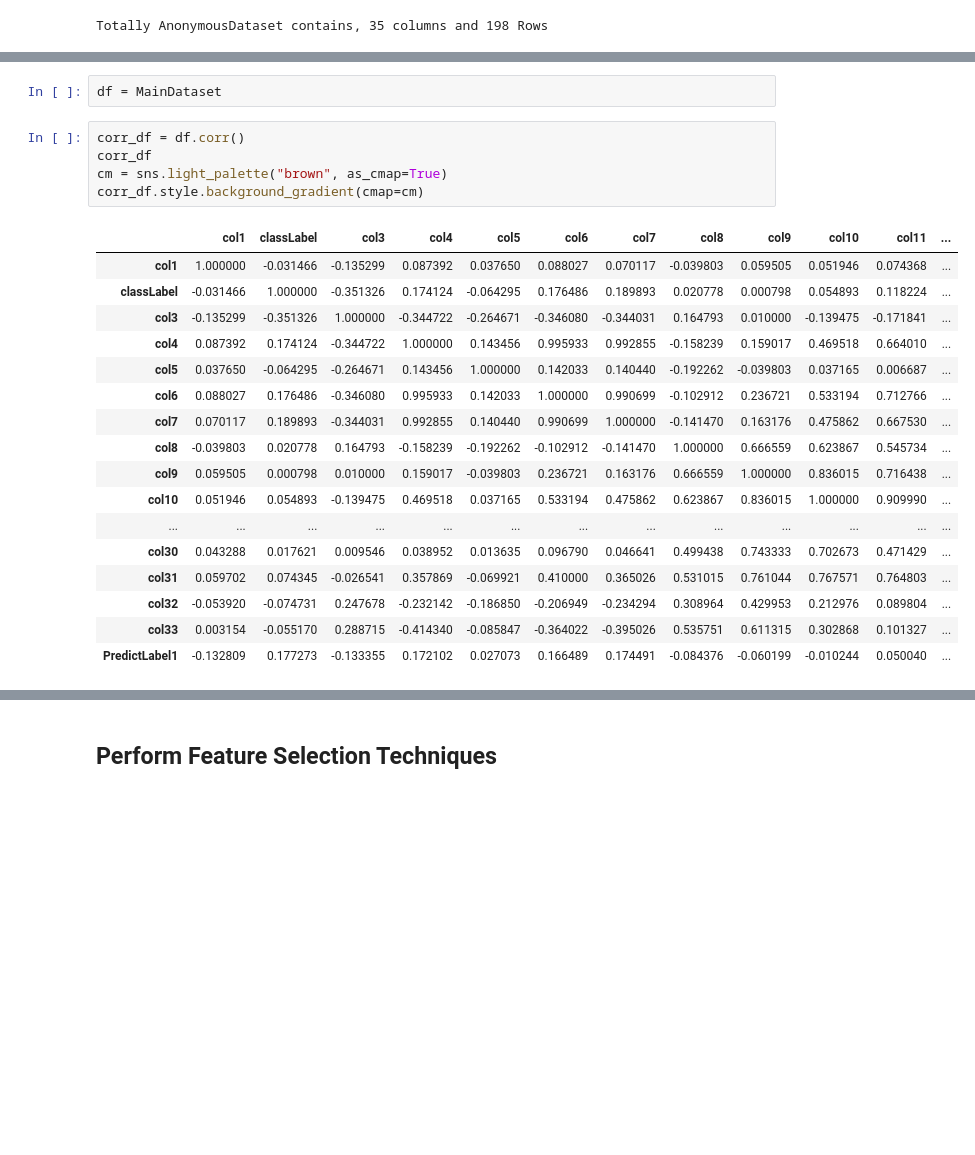
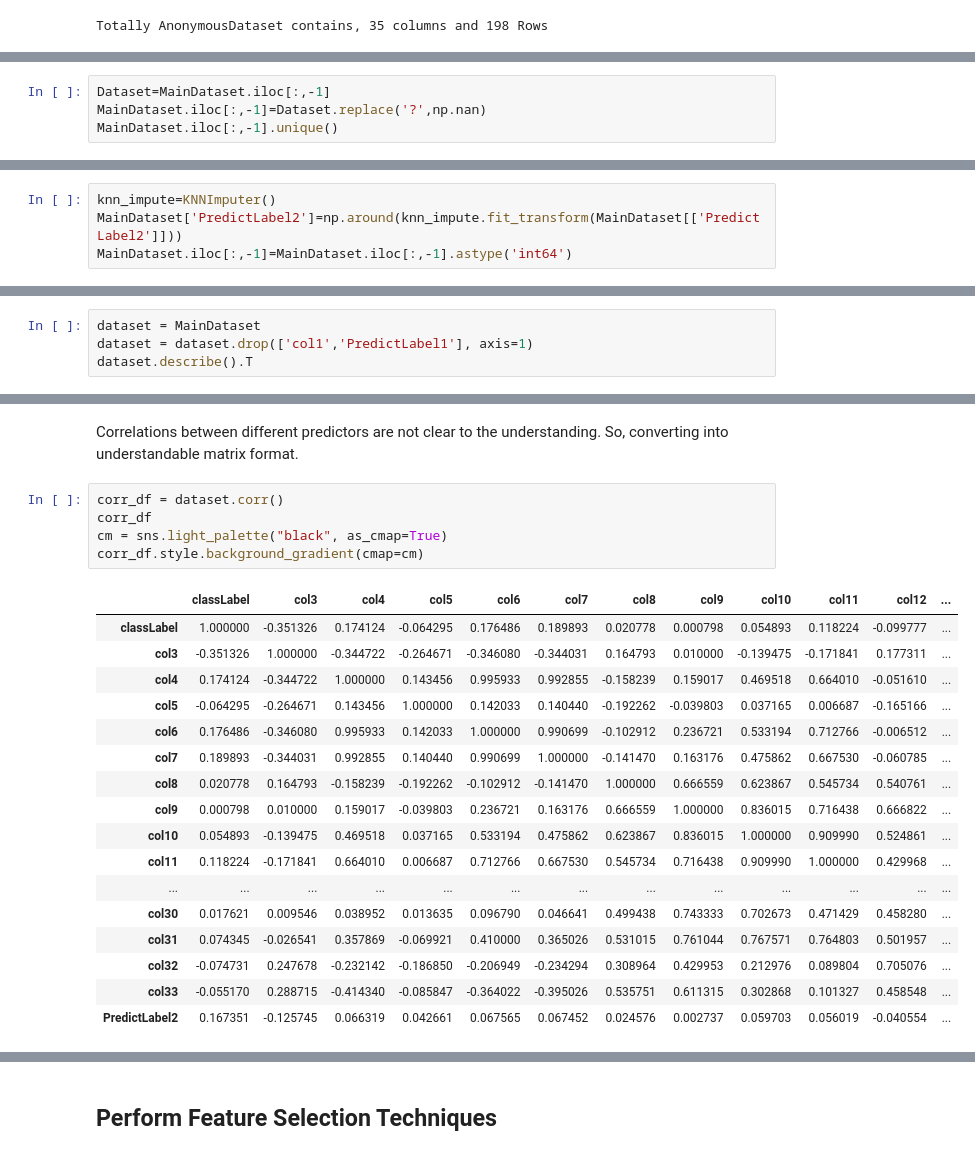
Before and after one commit to jonam-code/2MDS-CIA, a Jupyter notebook: ML CIA 1/2048015.ipynb, the cells around one changed output, grey strips where cells are left out. Drawn from its saved outputs; the diff is of its cells as text; blank space fills up the shorter version.

```diff
--- a/ML CIA 1/2048015.ipynb
+++ b/ML CIA 1/2048015.ipynb
@@ -84,0 +82,4 @@ MainDataset.describe().T
+# %%
+Dataset=MainDataset.iloc[:,-1]
+MainDataset.iloc[:,-1]=Dataset.replace('?',np.nan)
+MainDataset.iloc[:,-1].unique()
@@ -104,0 +115,4 @@ dtype: int64
+# %%
+knn_impute=KNNImputer()
+MainDataset['PredictLabel2']=np.around(knn_impute.fit_transform(MainDataset[['PredictLabel2']]))
+MainDataset.iloc[:,-1]=MainDataset.iloc[:,-1].astype('int64')
@@ -104,0 +144,4 @@ dtype: int64
+# %%
+dataset = MainDataset
+dataset = dataset.drop(['col1','PredictLabel1'], axis=1)
+dataset.describe().T
@@ -209,25 +286,25 @@ plt.show()
-# %%
-df = MainDataset
+# %% [markdown]
+Correlations between different predictors are not clear to the understanding. So, converting into understandable matrix format.
 # %%
-corr_df = df.corr()
+corr_df = dataset.corr()
 corr_df
-cm = sns.light_palette("brown", as_cmap=True)
+cm = sns.light_palette("black", as_cmap=True)
 corr_df.style.background_gradient(cmap=cm)
 # %% [output]
-|  | col1 | classLabel | col3 | col4 | col5 | col6 | col7 | col8 | col9 | col10 | col11 | ... |
-| col1 | 1.000000 | -0.031466 | -0.135299 | 0.087392 | 0.037650 | 0.088027 | 0.070117 | -0.039803 | 0.059505 | 0.051946 | 0.074368 | ... |
-| classLabel | -0.031466 | 1.000000 | -0.351326 | 0.174124 | -0.064295 | 0.176486 | 0.189893 | 0.020778 | 0.000798 | 0.054893 | 0.118224 | ... |
-| col3 | -0.135299 | -0.351326 | 1.000000 | -0.344722 | -0.264671 | -0.346080 | -0.344031 | 0.164793 | 0.010000 | -0.139475 | -0.171841 | ... |
-| col4 | 0.087392 | 0.174124 | -0.344722 | 1.000000 | 0.143456 | 0.995933 | 0.992855 | -0.158239 | 0.159017 | 0.469518 | 0.664010 | ... |
-| col5 | 0.037650 | -0.064295 | -0.264671 | 0.143456 | 1.000000 | 0.142033 | 0.140440 | -0.192262 | -0.039803 | 0.037165 | 0.006687 | ... |
-| col6 | 0.088027 | 0.176486 | -0.346080 | 0.995933 | 0.142033 | 1.000000 | 0.990699 | -0.102912 | 0.236721 | 0.533194 | 0.712766 | ... |
-| col7 | 0.070117 | 0.189893 | -0.344031 | 0.992855 | 0.140440 | 0.990699 | 1.000000 | -0.141470 | 0.163176 | 0.475862 | 0.667530 | ... |
-| col8 | -0.039803 | 0.020778 | 0.164793 | -0.158239 | -0.192262 | -0.102912 | -0.141470 | 1.000000 | 0.666559 | 0.623867 | 0.545734 | ... |
-| col9 | 0.059505 | 0.000798 | 0.010000 | 0.159017 | -0.039803 | 0.236721 | 0.163176 | 0.666559 | 1.000000 | 0.836015 | 0.716438 | ... |
-| col10 | 0.051946 | 0.054893 | -0.139475 | 0.469518 | 0.037165 | 0.533194 | 0.475862 | 0.623867 | 0.836015 | 1.000000 | 0.909990 | ... |
+|  | classLabel | col3 | col4 | col5 | col6 | col7 | col8 | col9 | col10 | col11 | col12 | ... |
+| classLabel | 1.000000 | -0.351326 | 0.174124 | -0.064295 | 0.176486 | 0.189893 | 0.020778 | 0.000798 | 0.054893 | 0.118224 | -0.099777 | ... |
+| col3 | -0.351326 | 1.000000 | -0.344722 | -0.264671 | -0.346080 | -0.344031 | 0.164793 | 0.010000 | -0.139475 | -0.171841 | 0.177311 | ... |
+| col4 | 0.174124 | -0.344722 | 1.000000 | 0.143456 | 0.995933 | 0.992855 | -0.158239 | 0.159017 | 0.469518 | 0.664010 | -0.051610 | ... |
+| col5 | -0.064295 | -0.264671 | 0.143456 | 1.000000 | 0.142033 | 0.140440 | -0.192262 | -0.039803 | 0.037165 | 0.006687 | -0.165166 | ... |
+| col6 | 0.176486 | -0.346080 | 0.995933 | 0.142033 | 1.000000 | 0.990699 | -0.102912 | 0.236721 | 0.533194 | 0.712766 | -0.006512 | ... |
+| col7 | 0.189893 | -0.344031 | 0.992855 | 0.140440 | 0.990699 | 1.000000 | -0.141470 | 0.163176 | 0.475862 | 0.667530 | -0.060785 | ... |
+| col8 | 0.020778 | 0.164793 | -0.158239 | -0.192262 | -0.102912 | -0.141470 | 1.000000 | 0.666559 | 0.623867 | 0.545734 | 0.540761 | ... |
+| col9 | 0.000798 | 0.010000 | 0.159017 | -0.039803 | 0.236721 | 0.163176 | 0.666559 | 1.000000 | 0.836015 | 0.716438 | 0.666822 | ... |
+| col10 | 0.054893 | -0.139475 | 0.469518 | 0.037165 | 0.533194 | 0.475862 | 0.623867 | 0.836015 | 1.000000 | 0.909990 | 0.524861 | ... |
+| col11 | 0.118224 | -0.171841 | 0.664010 | 0.006687 | 0.712766 | 0.667530 | 0.545734 | 0.716438 | 0.909990 | 1.000000 | 0.429968 | ... |
 | ... | ... | ... | ... | ... | ... | ... | ... | ... | ... | ... | ... | ... |
-| col30 | 0.043288 | 0.017621 | 0.009546 | 0.038952 | 0.013635 | 0.096790 | 0.046641 | 0.499438 | 0.743333 | 0.702673 | 0.471429 | ... |
-| col31 | 0.059702 | 0.074345 | -0.026541 | 0.357869 | -0.069921 | 0.410000 | 0.365026 | 0.531015 | 0.761044 | 0.767571 | 0.764803 | ... |
-| col32 | -0.053920 | -0.074731 | 0.247678 | -0.232142 | -0.186850 | -0.206949 | -0.234294 | 0.308964 | 0.429953 | 0.212976 | 0.089804 | ... |
-| col33 | 0.003154 | -0.055170 | 0.288715 | -0.414340 | -0.085847 | -0.364022 | -0.395026 | 0.535751 | 0.611315 | 0.302868 | 0.101327 | ... |
-| PredictLabel1 | -0.132809 | 0.177273 | -0.133355 | 0.172102 | 0.027073 | 0.166489 | 0.174491 | -0.084376 | -0.060199 | -0.010244 | 0.050040 | ... |
+| col30 | 0.017621 | 0.009546 | 0.038952 | 0.013635 | 0.096790 | 0.046641 | 0.499438 | 0.743333 | 0.702673 | 0.471429 | 0.458280 | ... |
+| col31 | 0.074345 | -0.026541 | 0.357869 | -0.069921 | 0.410000 | 0.365026 | 0.531015 | 0.761044 | 0.767571 | 0.764803 | 0.501957 | ... |
+| col32 | -0.074731 | 0.247678 | -0.232142 | -0.186850 | -0.206949 | -0.234294 | 0.308964 | 0.429953 | 0.212976 | 0.089804 | 0.705076 | ... |
+| col33 | -0.055170 | 0.288715 | -0.414340 | -0.085847 | -0.364022 | -0.395026 | 0.535751 | 0.611315 | 0.302868 | 0.101327 | 0.458548 | ... |
+| PredictLabel2 | 0.167351 | -0.125745 | 0.066319 | 0.042661 | 0.067565 | 0.067452 | 0.024576 | 0.002737 | 0.059703 | 0.056019 | -0.040554 | ... |
```
Also changed, not shown: parts of 99 cells of this notebook, 1 other file.
